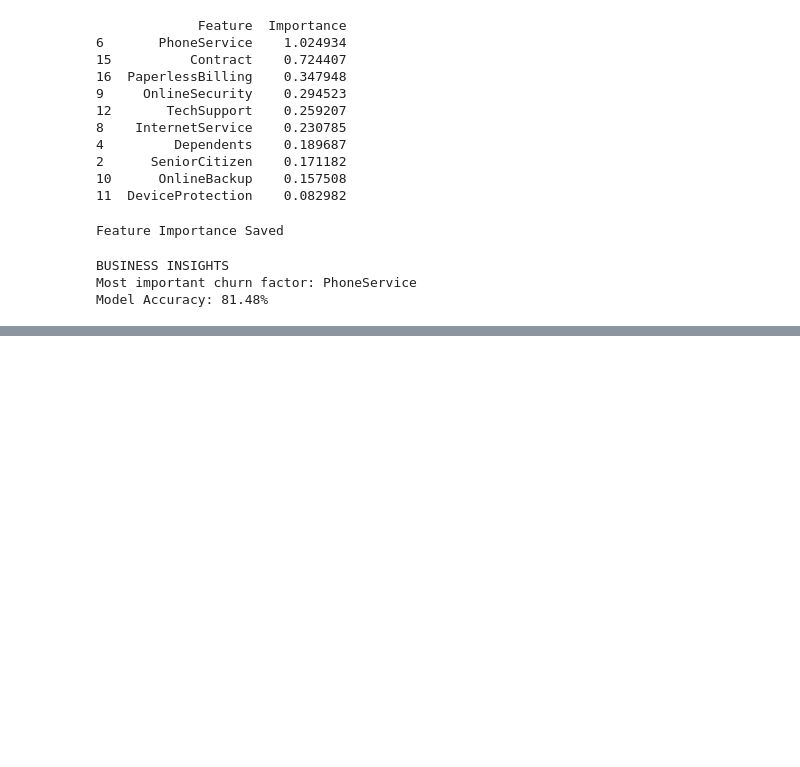
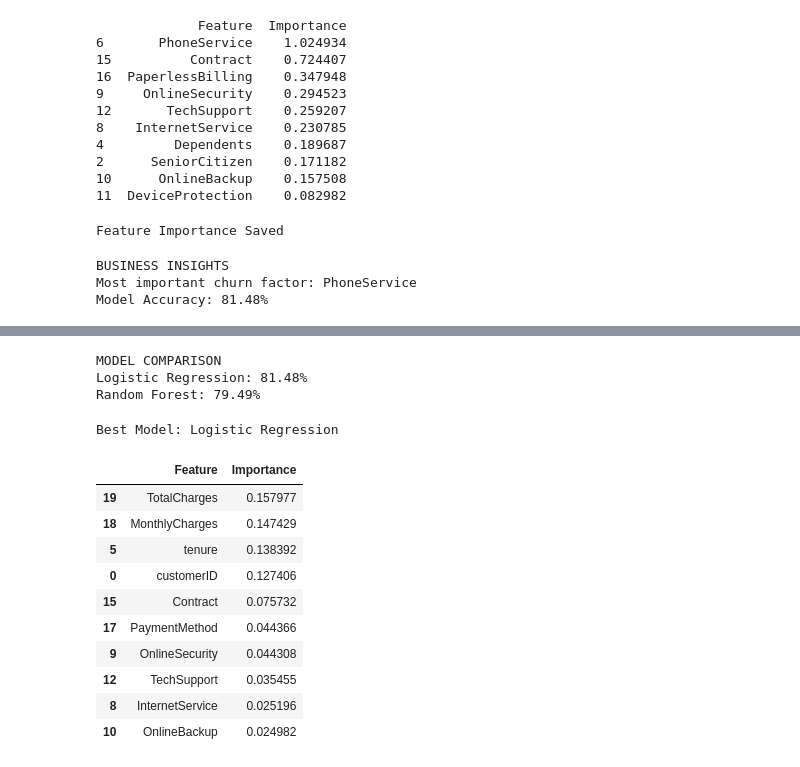
Before and after one commit to kartikdhyani817/Customer-Churn-Prediction-System, a Jupyter notebook: Churn_predection.ipynb, the cells around one changed output, grey strips where cells are left out. Saved outputs shown, nothing was run; the diff lists cells and outputs as text; code cells hidden in the pictures; blank space fills up the shorter version.

```diff
--- a/Churn_predection.ipynb
+++ b/Churn_predection.ipynb
@@ -495,3 +496,15 @@ print(
 BUSINESS INSIGHTS
 Most important churn factor: PhoneService
 Model Accuracy: 81.48%
+# %%
+rf_model = RandomForestClassifier(
+    n_estimators=100,
+    random_state=42
+)
+
+rf_model.fit(
+    X_train,
+    y_train
+)
+
+print("Random Forest Trained")
@@ -497,0 +544,54 @@ Model Accuracy: 81.48%
+# %%
+print("MODEL COMPARISON")
+
+print(
+    f"Logistic Regression: "
+    f"{accuracy*100:.2f}%"
+)
+
+print(
+    f"Random Forest: "
+    f"{rf_accuracy*100:.2f}%"
+)
+# %% [output]
+MODEL COMPARISON
+Logistic Regression: 81.48%
+Random Forest: 79.49%
+# %%
+if rf_accuracy > accuracy:
+
+    print(
+        "Best Model: Random Forest"
+    )
+
+else:
+
+    print(
+        "Best Model: Logistic Regression"
+    )
+# %% [output]
+Best Model: Logistic Regression
+# %%
+rf_importance = pd.DataFrame({
+    "Feature": X.columns,
+    "Importance": rf_model.feature_importances_
+})
+
+rf_importance = rf_importance.sort_values(
+    by="Importance",
+    ascending=False
+)
+
+rf_importance.head(10)
+# %% [output]
+|  | Feature | Importance |
+| 19 | TotalCharges | 0.157977 |
+| 18 | MonthlyCharges | 0.147429 |
+| 5 | tenure | 0.138392 |
+| 0 | customerID | 0.127406 |
+| 15 | Contract | 0.075732 |
+| 17 | PaymentMethod | 0.044366 |
+| 9 | OnlineSecurity | 0.044308 |
+| 12 | TechSupport | 0.035455 |
+| 8 | InternetService | 0.025196 |
+| 10 | OnlineBackup | 0.024982 |
```
Also changed, not shown: parts of 9 cells of this notebook.
